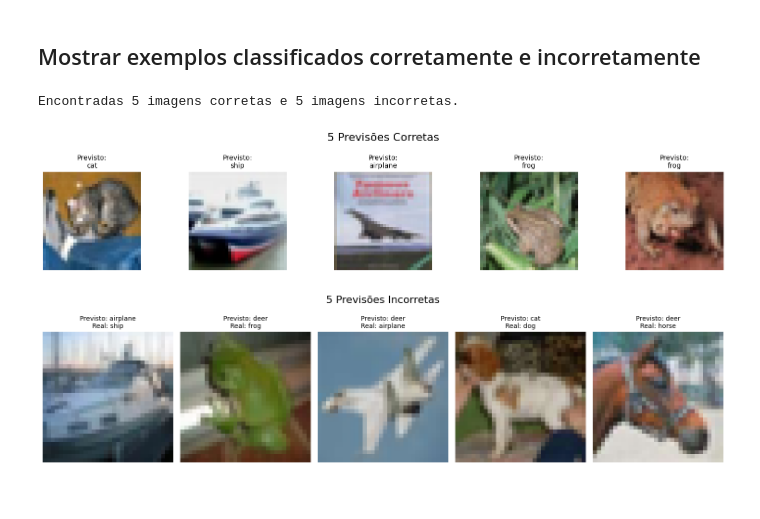
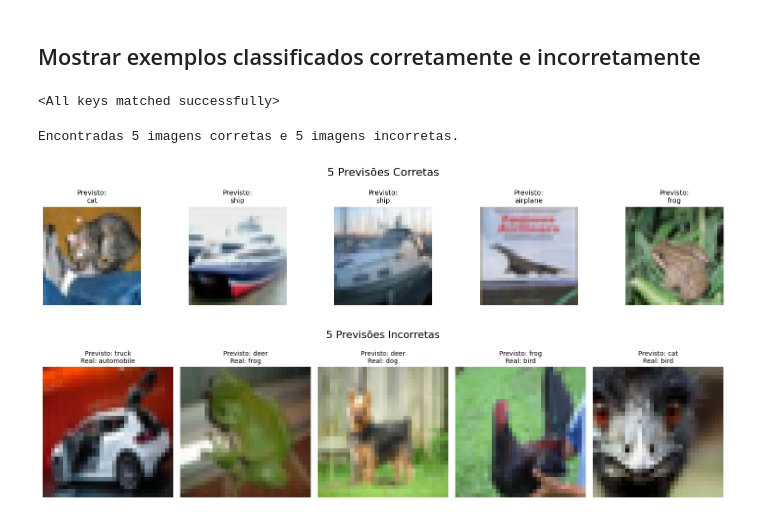
Before and after one commit to JVMergulho/redes_neurais, a Jupyter notebook: miniprojeto1/CNN/CIFAR10_with_CNNs.ipynb, the cells around one changed output. Drawn from its saved outputs; the diff is of its cells as text; code cells hidden in the pictures.

```diff
--- a/miniprojeto1/CNN/CIFAR10_with_CNNs.ipynb
+++ b/miniprojeto1/CNN/CIFAR10_with_CNNs.ipynb
@@ -640,0 +748,4 @@ Scores of your model
+# %%
+train_loader_aug = DataLoader(train_dataset, batch_size=batch_size, shuffle=True)
+val_loader = DataLoader(val_dataset, batch_size=batch_size, shuffle=False)
+test_loader = DataLoader(test_dataset, batch_size=batch_size, shuffle=False)
@@ -640,0 +774,9 @@ Scores of your model
+# %%
+trained_CNN, train_losses, val_losses = train_model(model_2convs_1pool,
+                                                    train_loader,
+                                                    val_loader,
+                                                    criterion,
+                                                    optimizer,
+                                                    device,
+                                                    num_epochs,
+                                                    patience)
@@ -640,0 +809,5 @@ Scores of your model
+# %%
+labels, predictions = makePredictions(trained_CNN, test_loader)
+
+scores = get_scores(labels, predictions)
+print("Scores of your model\n", scores)
@@ -641,5 +835,29 @@ Scores of your model
 # %% [markdown]
 ## Mostrar exemplos classificados corretamente e incorretamente
+# %%
+device = torch.device("cuda" if torch.cuda.is_available() else "cpu")
+
+config  = {
+    'conv_layers': [
+        (32, 3, 1, 1, False),   # conv apenas
+        (64, 3, 1, 1, True),  # conv + pool
+        (128, 3, 1, 1, False),  # conv apenas
+        (256, 3, 1, 1, True)  # conv + pool
+    ],
+    'pool_kernel_size': 2,
+    'pool_stride': 2,
+    'fc_layers': [
+        (120, 0.4),
+        (84, 0.4)
+    ],
+    'output_size': 10
+}
+
+best_model = FlexibleCNN(config).to(device)
+
+best_model.load_state_dict(torch.load("best_model.pth", weights_only=True))
+# %% [output]
+<All keys matched successfully>
 # %%
 # Função para desnormalizar e exibir em um subplot (sem plt.show())
 def imshow_subplot(ax, img_tensor, title=""):
@@ -660,7 +878,7 @@ incorrect_images = []
 incorrect_true_labels = []
 incorrect_pred_labels = []
 
-model1.eval()
+best_model.eval()
 
 # Loop para encontrar as imagens
 with torch.no_grad():
@@ -669,7 +887,7 @@ with torch.no_grad():
         images = images.to(device)
         labels = labels.to(device)
 
-        outputs = model1(images)
+        outputs = best_model(images)
         _, preds = torch.max(outputs, 1)
 
         # Itera sobre o batch
@@ -692,32 +910,32 @@ with torch.no_grad():
         if len(correct_images) == 5 and len(incorrect_images) == 5:
             break
 
 print(f"Encontradas {len(correct_images)} imagens corretas e {len(incorrect_images)} imagens incorretas.")
 
 
 # Exibe as 5 previsões corretas
 fig_correct, axes_correct = plt.subplots(1, 5, figsize=(15, 3))
 fig_correct.suptitle("5 Previsões Corretas", fontsize=16)
 
 for i, ax in enumerate(axes_correct):
     if i < len(correct_images):
         title = f"Previsto:\n{class_names[correct_labels[i].item()]}"
         imshow_subplot(ax, correct_images[i], title)
 plt.tight_layout(rect=[0, 0, 1, 0.95]) # Ajusta para o super-título
 plt.show()
 
 
 # Exibe as 5 previsões incorretas
 fig_incorrect, axes_incorrect = plt.subplots(1, 5, figsize=(15, 4)) # Um pouco mais de altura para o título duplo
 fig_incorrect.suptitle("5 Previsões Incorretas", fontsize=16)
 
 for i, ax in enumerate(axes_incorrect):
     if i < len(incorrect_images):
         title = f"Previsto: {class_names[incorrect_pred_labels[i].item()]}\nReal: {class_names[incorrect_true_labels[i].item()]}"
         imshow_subplot(ax, incorrect_images[i], title)
 plt.tight_layout(rect=[0, 0, 1, 0.95])
 plt.show()
 # %% [output]
 Encontradas 5 imagens corretas e 5 imagens incorretas.
-[figure, old version]
+[figure, new version]
-[figure, old version]
+[figure, new version]
```
Also changed, not shown: parts of 35 cells of this notebook, 7 other files.
